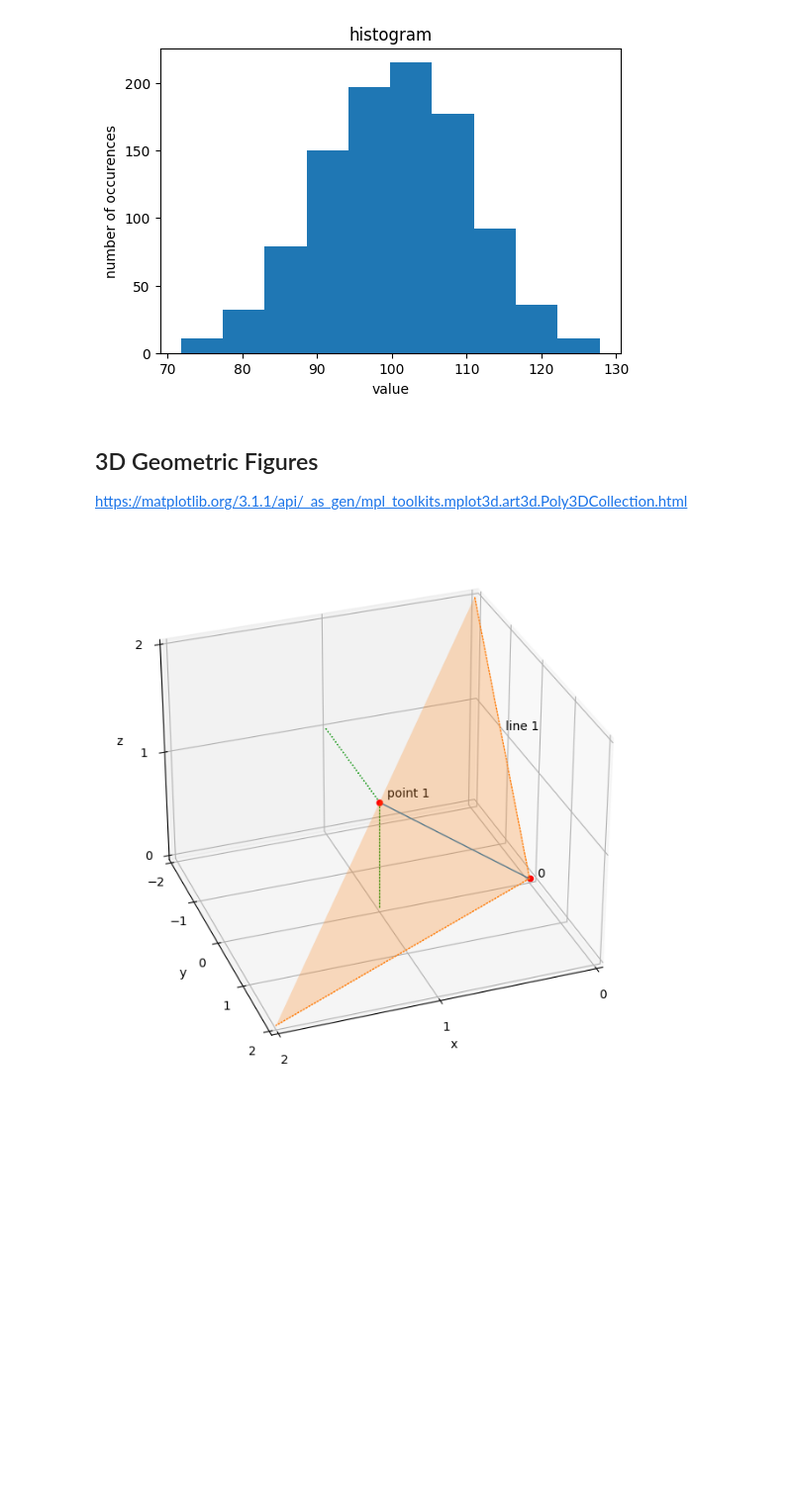
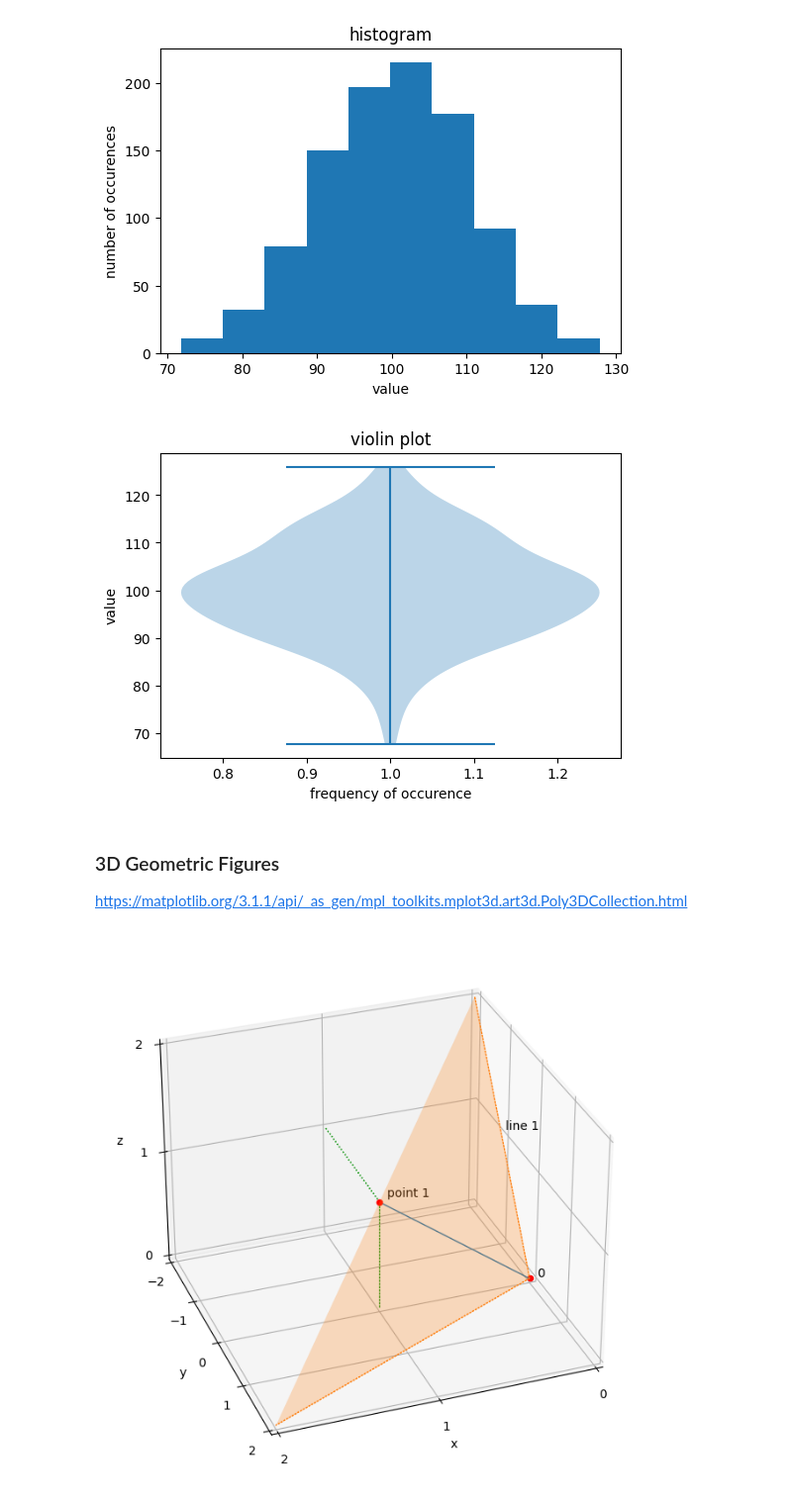
Before and after one commit to MartinVoelkl94/Python_compendium, a Jupyter notebook: Python_compendium.ipynb, the cells around one changed output. Shown: that part at 99% size. Saved outputs shown, nothing was run; the diff lists cells and outputs as text; code cells hidden in the pictures; blank space fills up the shorter version.

```diff
--- a/Python_compendium.ipynb
+++ b/Python_compendium.ipynb
@@ -544,8 +552,23 @@ plt.hist(random_list, bins = 10)
 plt.show()
 # %% [output]
 [figure]
+# %%
+import random
+
+plt.figure(figsize=(6,4))
+plt.title('violin plot')
+plt.xlabel('frequency of occurence')
+plt.ylabel('value')
+
+np.random.seed(123)
+rnd_list = np.random.normal(100, 10, 200)
+plt.violinplot(rnd_list)
+
+plt.show()
+# %% [output]
+[figure, added]
 # %% [markdown]
-## 3D Geometric Figures
+### 3D Geometric Figures
 
 https://matplotlib.org/3.1.1/api/_as_gen/mpl_toolkits.mplot3d.art3d.Poly3DCollection.html
 # %%
```
Also changed, not shown: parts of 12 cells of this notebook.
